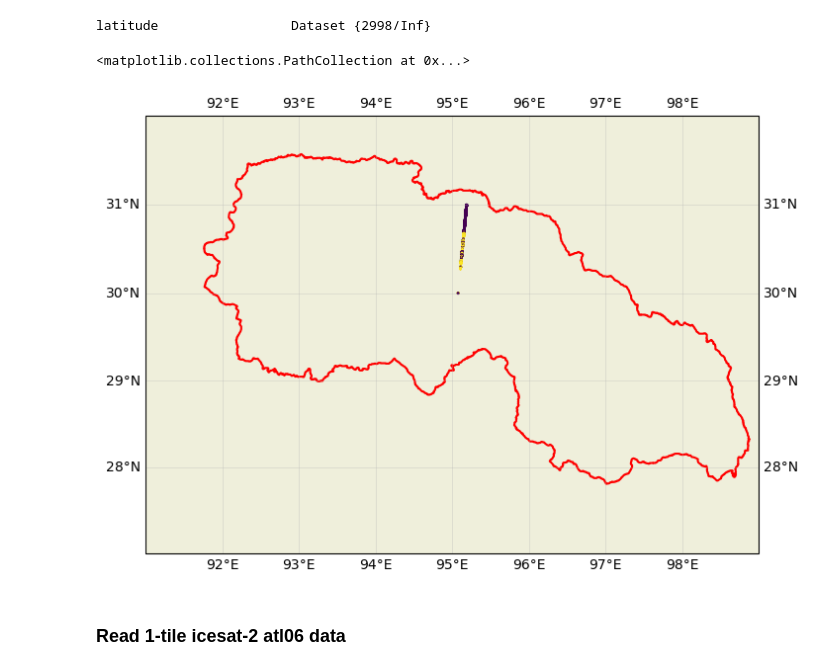
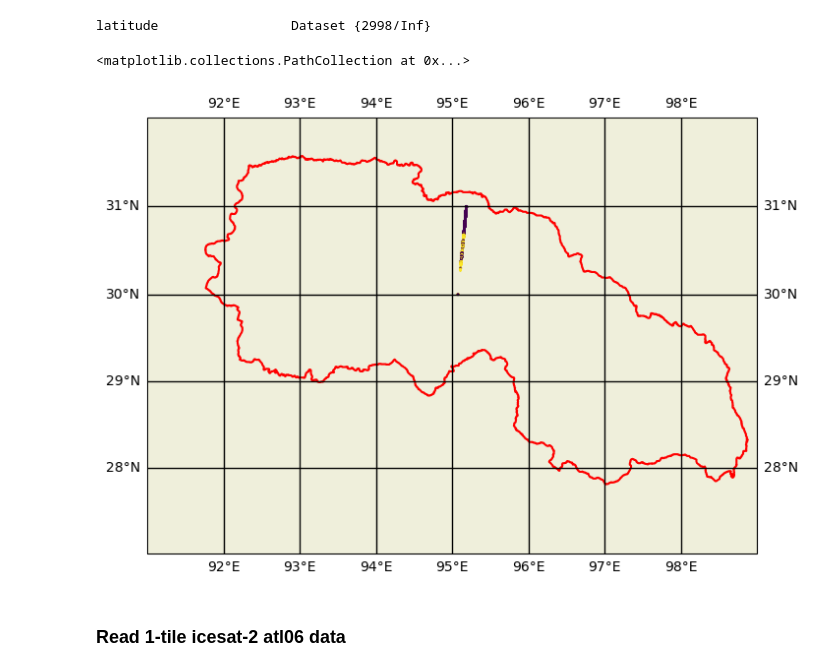
Before and after one commit to xinluo2018/Glacier-in-SETP, a Jupyter notebook: visual/icesat2_check.ipynb, the cells around one changed output. Cells and saved outputs as stored; diff of their text form; code cells hidden in the pictures.

```diff
--- a/visual/icesat2_check.ipynb
+++ b/visual/icesat2_check.ipynb
@@ -14,8 +12,8 @@ ERROR 1: PROJ: proj_create_from_database: Open of /home/xin/miniconda3/envs/venv
 # %%
 path_hma_vec = 'data/boundary/hma_bolch2019.gpkg'
 path_setp_vec = 'data/boundary/setp_zhao2022.gpkg'
-path_atl06 = 'data/icesat/ATL06-2020/tile-30-95/processed_ATL06_20200221213108_08730606_005_01.h5'
-path_atl06_tile = 'data/icesat/ATL06-2020/tile-30-95/ATL06_readout_merge_subs.h5'
+path_atl06 = 'data/icesat-2/ATL06-2020/tile-30-95/processed_ATL06_20200221213108_08730606_005_01.h5'
+path_atl06_tile = 'data/icesat-2/ATL06-2020/tile-30-95/data_readout_merge_subs.h5'
 # %% [markdown]
 ### Read 1 icesat-2 ATL06 data
 # %%
@@ -34,18 +32,18 @@ with h5py.File(path_atl06,'r') as f_atl06:
 # %%
 fig = plt.figure(figsize=(8, 8))
 ax = fig.add_subplot(1, 1, 1, projection=ccrs.Mercator())
 ax.set_extent([91, 99, 27.0, 32.0])
 ax.add_feature(cfeature.LAND);
-ax.gridlines(draw_labels=True, linewidth=0.5, alpha=0.4, zorder=1)
+ax.gridlines(draw_labels=True, linewidth=1, alpha=1, zorder=1, color='black')
 ## 1. setp boundary
 shp_fea = cfeature.ShapelyFeature(Reader(path_setp_vec).geometries(), \
-                      crs=ccrs.PlateCarree(), edgecolor='red', linewidth=1.5, facecolor='none')
+                          crs=ccrs.PlateCarree(), edgecolor='red', linewidth=1.5, facecolor='none')
 ax.add_feature(shp_fea, zorder=0)
 ## 2. icesat-1 data
 ax.scatter(x=atl06['lon'], y=atl06['lat'], c=atl06['h'], s=1, transform=ccrs.PlateCarree(), zorder=0)
 # %% [output]
 <matplotlib.collections.PathCollection at 0x...>
-[figure, old version]
+[figure, new version]
 # %% [markdown]
 ### Read 1-tile icesat-2 atl06 data
 # %%
```
Also changed, not shown: parts of 2 cells of this notebook, 20 other files.
